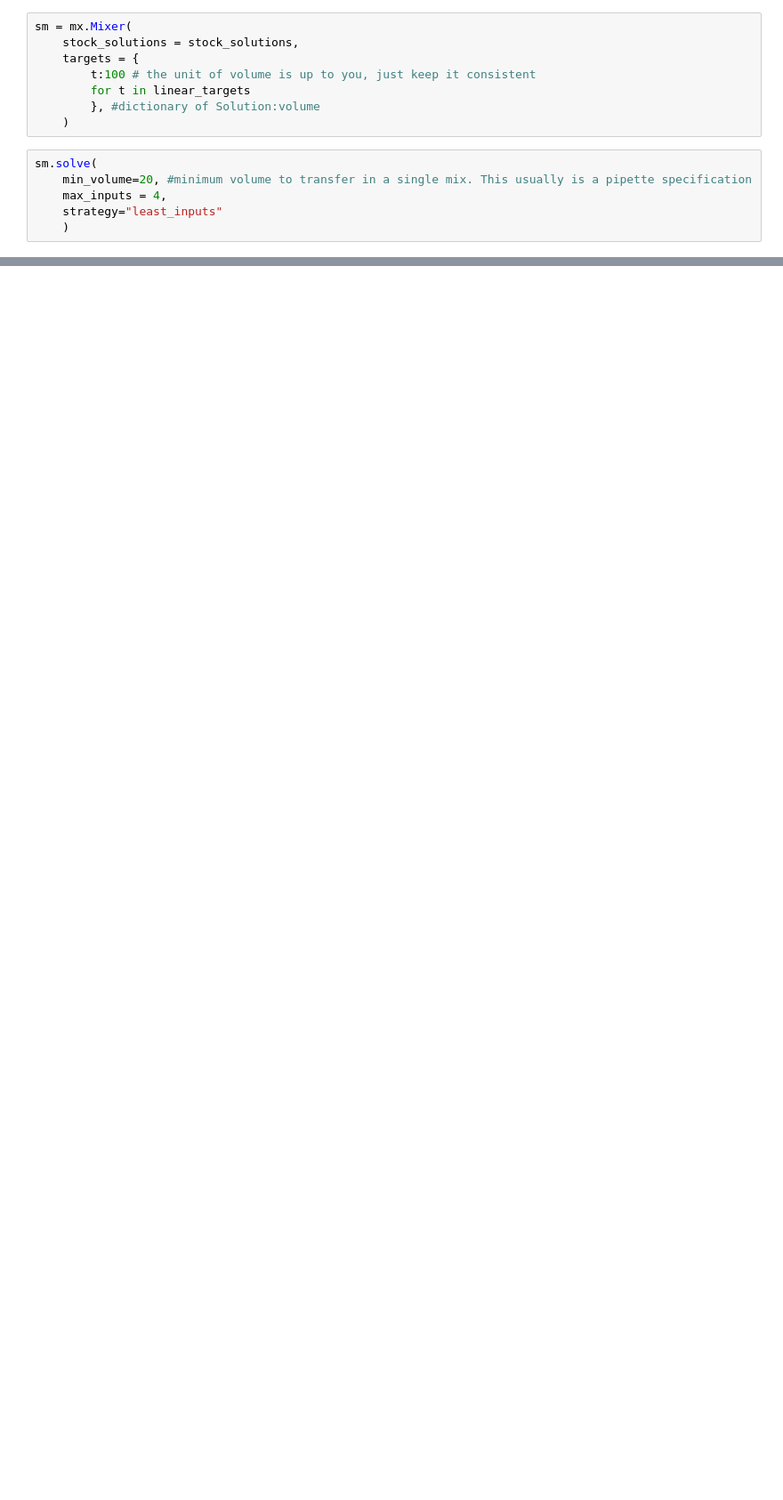
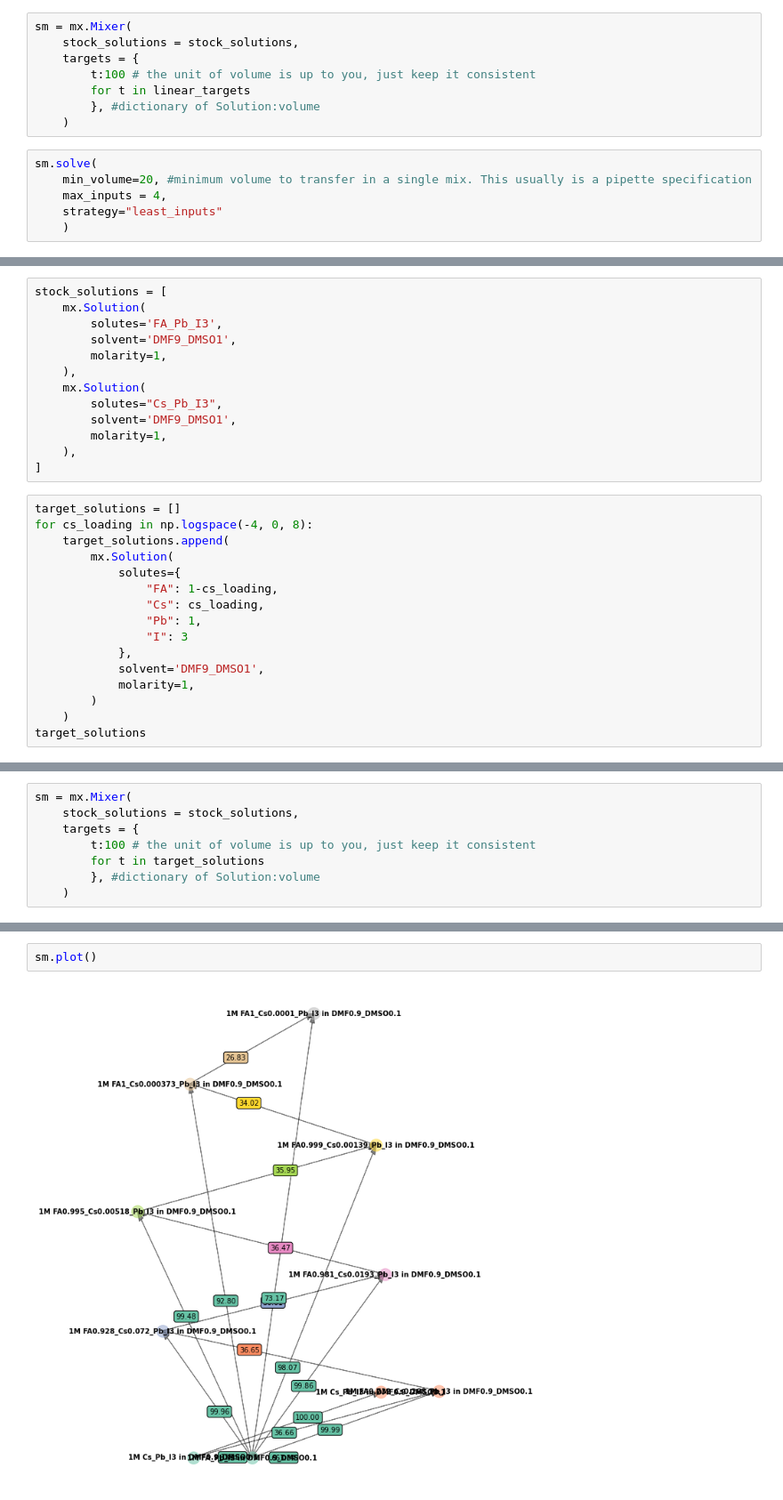
Before and after one commit to rekumar/mixsol, a Jupyter notebook: Example Notebooks/Solution Mixing.ipynb, the cells around one changed output, grey strips where cells are left out. Shown at 89% size. Cells and saved outputs as stored; diff of their text form; blank space fills up the shorter version.

Commit message:
solution mixing tutorial update

```diff
--- a/Example Notebooks/Solution Mixing.ipynb
+++ b/Example Notebooks/Solution Mixing.ipynb
@@ -72,0 +203,29 @@ sm.plot(ax=ax)
+# %%
+stock_solutions = [
+    mx.Solution(
+        solutes='FA_Pb_I3',
+        solvent='DMF9_DMSO1',
+        molarity=1,
+    ),
+    mx.Solution(
+        solutes="Cs_Pb_I3",
+        solvent='DMF9_DMSO1',
+        molarity=1,
+    ),
+]
+# %%
+target_solutions = []
+for cs_loading in np.logspace(-4, 0, 8):
+    target_solutions.append(
+        mx.Solution(
+            solutes={
+                "FA": 1-cs_loading,
+                "Cs": cs_loading,
+                "Pb": 1,
+                "I": 3
+            },
+            solvent='DMF9_DMSO1',
+            molarity=1,
+        )
+    )
+target_solutions
@@ -72,0 +241,8 @@ sm.plot(ax=ax)
+# %%
+sm = mx.Mixer(
+    stock_solutions = stock_solutions,
+    targets = {
+        t:100 # the unit of volume is up to you, just keep it consistent
+        for t in target_solutions
+        }, #dictionary of Solution:volume
+    )
@@ -72,0 +275,4 @@ sm.plot(ax=ax)
+# %%
+sm.plot()
+# %% [output]
+[figure, added]
```
Also changed, not shown: parts of 30 cells of this notebook.
